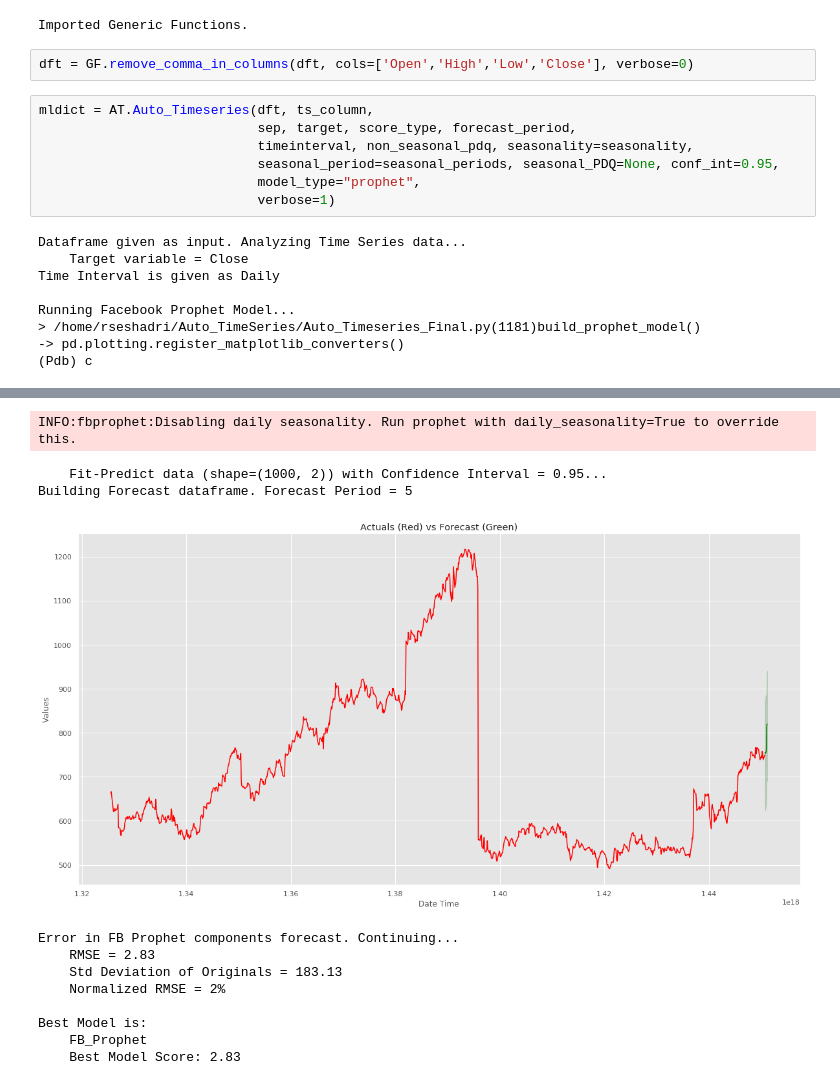
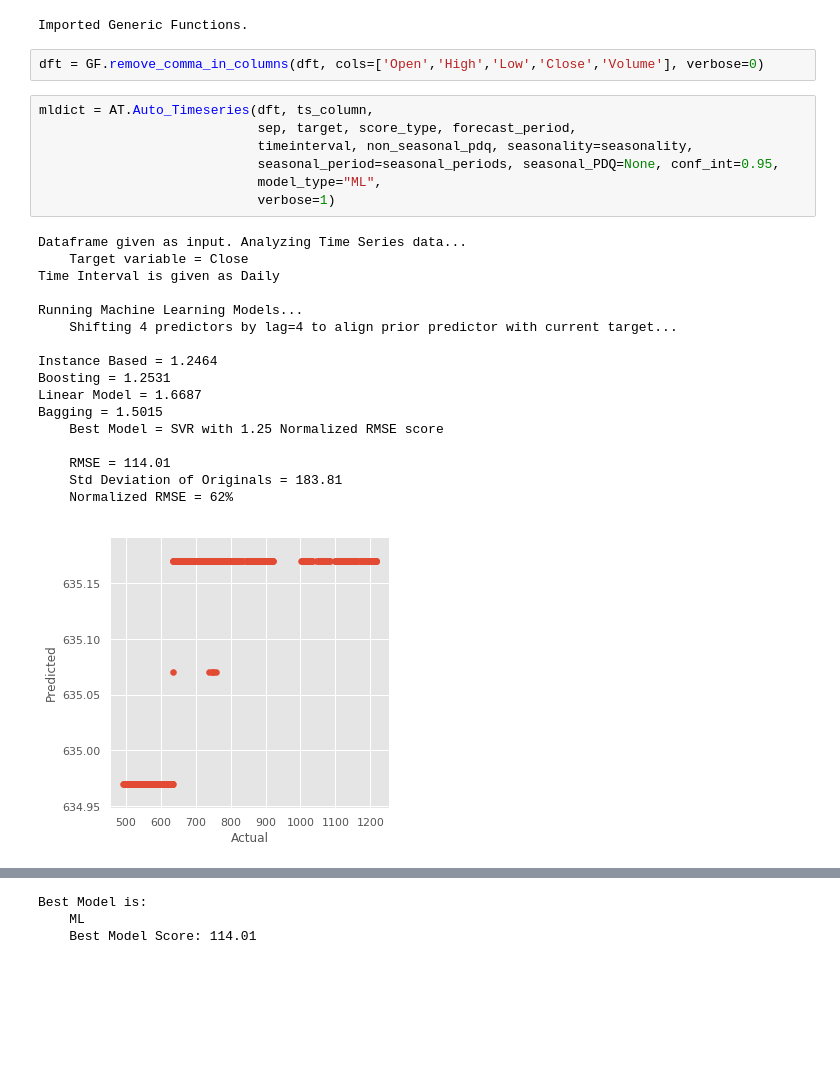
Before and after one commit to AutoViML/Auto_TS, a Jupyter notebook: Auto_Timeseries_Test.ipynb, the cells around one changed output, grey strips where cells are left out. Drawn from its saved outputs; the diff is of its cells as text; blank space fills up the shorter version.

Commit message:
Adding ML to Time Series

```diff
--- a/Auto_Timeseries_Test.ipynb
+++ b/Auto_Timeseries_Test.ipynb
@@ -63,20 +63,29 @@ import Generic_Functions as GF
 # %% [output]
 Imported Generic Functions.
 # %%
-dft = GF.remove_comma_in_columns(dft, cols=['Open','High','Low','Close'], verbose=0)
+dft = GF.remove_comma_in_columns(dft, cols=['Open','High','Low','Close','Volume'], verbose=0)
 # %%
 mldict = AT.Auto_Timeseries(dft, ts_column,
                             sep, target, score_type, forecast_period,
                             timeinterval, non_seasonal_pdq, seasonality=seasonality,
                             seasonal_period=seasonal_periods, seasonal_PDQ=None, conf_int=0.95,
-                            model_type="prophet",
+                            model_type="ML",
                             verbose=1)
 # %% [output]
 Dataframe given as input. Analyzing Time Series data...
     Target variable = Close
 Time Interval is given as Daily
 
-Running Facebook Prophet Model...
-> /home/rseshadri/Auto_TimeSeries/Auto_Timeseries_Final.py(1181)build_prophet_model()
--> pd.plotting.register_matplotlib_converters()
-(Pdb) c
+Running Machine Learning Models...
+    Shifting 4 predictors by lag=4 to align prior predictor with current target...
+
+Instance Based = 1.2464
+Boosting = 1.2531
+Linear Model = 1.6687
+Bagging = 1.5015
+    Best Model = SVR with 1.25 Normalized RMSE score
+
+    RMSE = 114.01
+    Std Deviation of Originals = 183.81
+    Normalized RMSE = 62%
+[figure, new version]
@@ -83,12 +93,3 @@ Running Facebook Prophet Model...
-INFO:fbprophet:Disabling daily seasonality. Run prophet with daily_seasonality=True to override this.
+Best Model is:
+    ML
+    Best Model Score: 114.01
-    Fit-Predict data (shape=(1000, 2)) with Confidence Interval = 0.95...
-Building Forecast dataframe. Forecast Period = 5
-[figure, old version]
-Error in FB Prophet components forecast. Continuing...
-    RMSE = 2.83
-    Std Deviation of Originals = 183.13
-    Normalized RMSE = 2%
-
-Best Model is:
-    FB_Prophet
-    Best Model Score: 2.83
```
Also changed, not shown: parts of 2 cells of this notebook, 1 other file.
